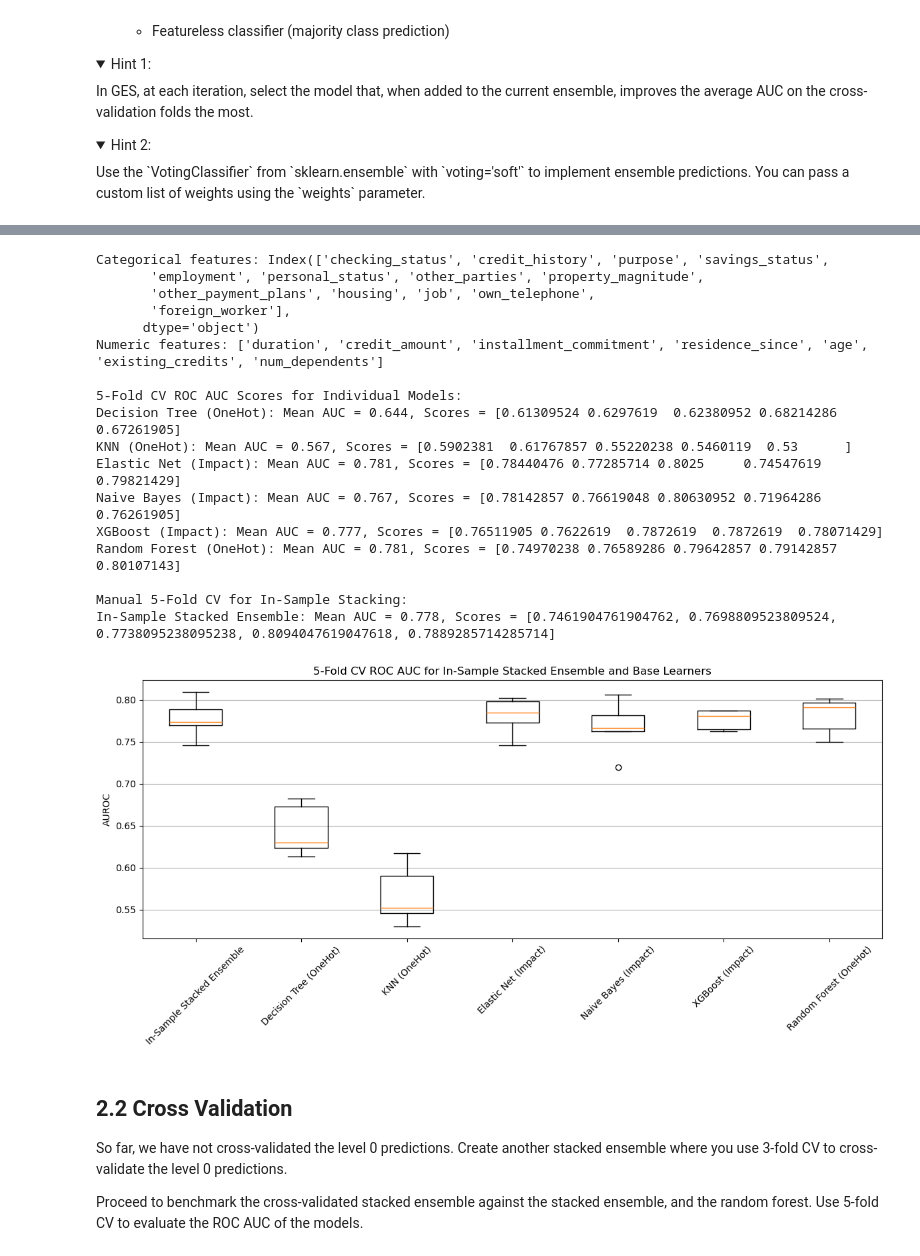
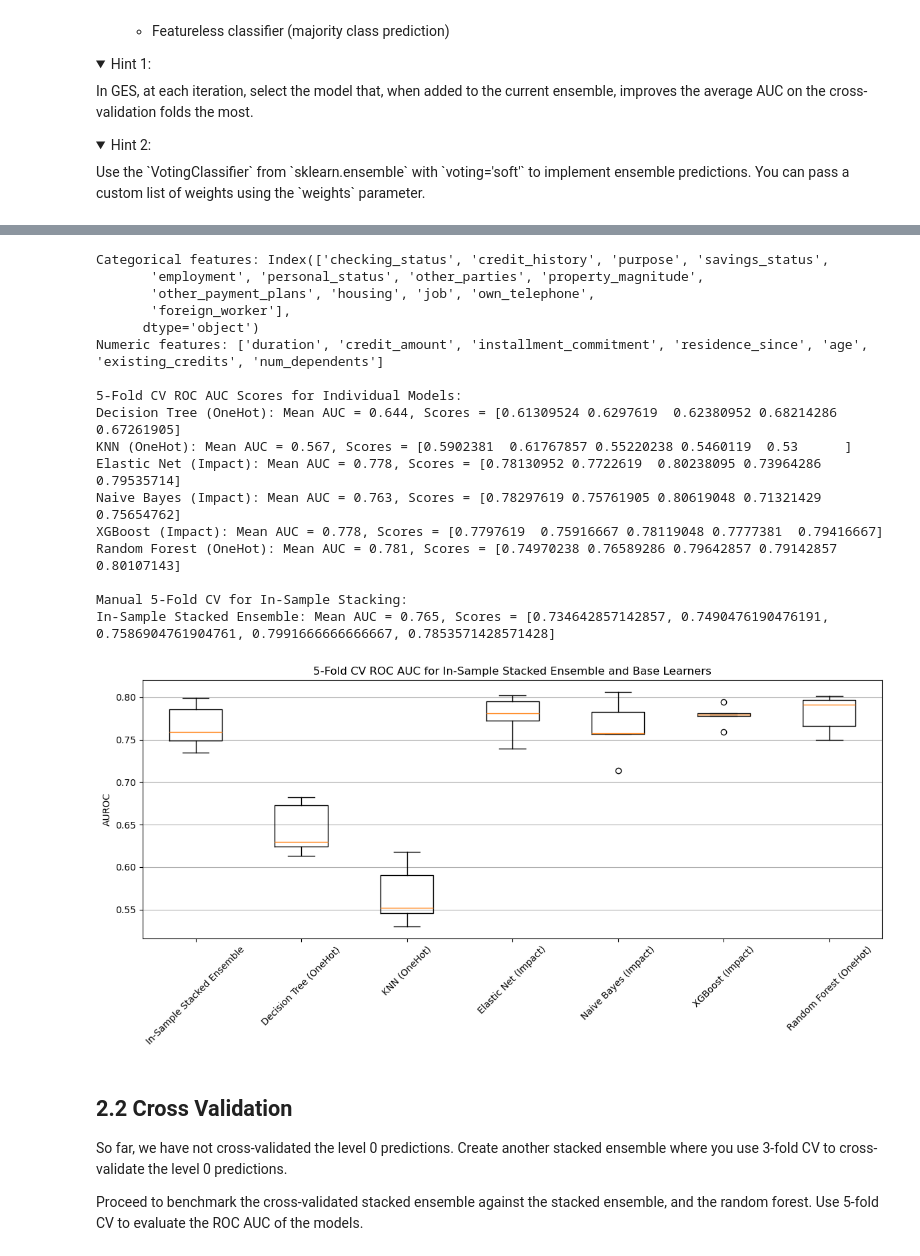
Before and after one commit to slds-lmu/lecture_appml, a Jupyter notebook: exercises/10_ensembles_stacking/10_hw1_ges_stacking_py.ipynb, the cells around one changed output, grey strips where cells are left out. Saved outputs shown, nothing was run; the diff lists cells and outputs as text; code cells hidden in the pictures; folded sections open.

```diff
--- a/exercises/10_ensembles_stacking/10_hw1_ges_stacking_py.ipynb
+++ b/exercises/10_ensembles_stacking/10_hw1_ges_stacking_py.ipynb
@@ -51,13 +51,12 @@ import pandas as pd
 from sklearn.datasets import fetch_openml
 
 rng = np.random.default_rng(2409)
-data = fetch_openml(name="credit-g", version=1, as_frame=True)
+X, y = fetch_openml(name="credit-g", version=1, as_frame=True, return_X_y=True)
 
-X = data.data
 categorical_features = X.select_dtypes(include=["object", "category"]).columns
 X = pd.get_dummies(X, columns=categorical_features, drop_first=True)
 
-y = data.target.map({"good": 1, "bad": 0}).astype(int)
+y = y.map({"good": 1, "bad": 0}).astype(int)
 # %% [markdown]
 ## 1 Implement Greedy Ensemble Selection
 
@@ -482,7 +397,7 @@ class ImpactEncoder(BaseEstimator, TransformerMixin):
 from sklearn.model_selection import cross_val_score
 from sklearn.naive_bayes import GaussianNB
 from sklearn.ensemble import RandomForestClassifier, StackingClassifier
-from sklearn.preprocessing import OneHotEncoder
+from sklearn.preprocessing import OneHotEncoder, TargetEncoder
 from sklearn.compose import ColumnTransformer
 import matplotlib.pyplot as plt
 from xgboost import XGBClassifier
@@ -505,19 +420,19 @@ onehot_preprocessor = ColumnTransformer(
     remainder='drop'
 )
 
-# Impact encoder for models that need numeric inputs
-impact_preprocessor = ColumnTransformer(
+# Target encoder for models that need numeric inputs
+target_preprocessor = ColumnTransformer(
     transformers=[
-        ('cat', ImpactEncoder(features=categorical_features), categorical_features),
+        ('cat', TargetEncoder(smooth=0.0001), categorical_features),
         ('num', 'passthrough', numeric_features),
     ],
     remainder='drop'
 )
 
-# Impact encoder with StandardScaler for Elastic Net
-impact_scaler_preprocessor = ColumnTransformer(
+# Target encoder with StandardScaler for Elastic Net
+target_scaler_preprocessor = ColumnTransformer(
     transformers=[
-        ('cat', ImpactEncoder(features=categorical_features), categorical_features),
+        ('cat', TargetEncoder(smooth=0.0001), categorical_features),
         ('num', StandardScaler(), numeric_features),
     ],
     remainder='drop'
@@ -535,29 +450,29 @@ knn = Pipeline([
     ('classifier', KNeighborsClassifier(n_neighbors=7))
 ])
 
-# Elastic Net classifier with Impact Encoding and StandardScaler
+# Elastic Net classifier with Target Encoding and StandardScaler
 elnet = Pipeline([
-    ('preprocessor', impact_scaler_preprocessor),
+    ('preprocessor', target_scaler_preprocessor),
     ('classifier',
         LogisticRegression(
             penalty="elasticnet",
             solver="saga",
             l1_ratio=0.5,
             C=10,
-            max_iter=2000,  # Increased max_iter to address convergence warning
+            max_iter=3000,
             random_state=2409)
     )
 ])
 
-# Naive Bayes with Impact Encoding
+# Naive Bayes with Target Encoding
 naive_bayes = Pipeline([
-    ('preprocessor', impact_preprocessor),
+    ('preprocessor', target_preprocessor),
     ('classifier', GaussianNB())
 ])
 
-# XGBoost with Impact Encoding
+# XGBoost with Target |Encoding
 xgboost = Pipeline([
-    ('preprocessor', impact_preprocessor),
+    ('preprocessor', target_preprocessor),
     ('classifier', XGBClassifier(n_estimators=100, random_state=2409))
 ])
 
@@ -639,38 +554,38 @@ for train_idx, test_idx in cv.split(X, y):
 
 results["In-Sample Stacked Ensemble"] = np.array(stacking_scores)
 print(f"In-Sample Stacked Ensemble: Mean AUC = {np.mean(stacking_scores):.3f}, Scores = {stacking_scores}")
 
 # Move "In-Sample Stacked Ensemble" to the first position to align with R solution
 model_names = ["In-Sample Stacked Ensemble"] + list(results.keys())[:-1]
 data = [results["In-Sample Stacked Ensemble"]] + list(results.values())[:-1]
 
 plt.figure(figsize=(12, 6))
 plt.boxplot(data, labels=model_names)
 plt.xticks(rotation=45)
 plt.ylabel("AUROC")
 plt.title("5-Fold CV ROC AUC for In-Sample Stacked Ensemble and Base Learners")
 plt.grid(axis='y')
 plt.tight_layout()
 plt.show()
 # %% [output]
 Categorical features: Index(['checking_status', 'credit_history', 'purpose', 'savings_status',
        'employment', 'personal_status', 'other_parties', 'property_magnitude',
        'other_payment_plans', 'housing', 'job', 'own_telephone',
        'foreign_worker'],
       dtype='object')
 Numeric features: ['duration', 'credit_amount', 'installment_commitment', 'residence_since', 'age', 'existing_credits', 'num_dependents']
 
 5-Fold CV ROC AUC Scores for Individual Models:
 Decision Tree (OneHot): Mean AUC = 0.644, Scores = [0.61309524 0.6297619  0.62380952 0.68214286 0.67261905]
 KNN (OneHot): Mean AUC = 0.567, Scores = [0.5902381  0.61767857 0.55220238 0.5460119  0.53      ]
-Elastic Net (Impact): Mean AUC = 0.781, Scores = [0.78440476 0.77285714 0.8025     0.74547619 0.79821429]
-Naive Bayes (Impact): Mean AUC = 0.767, Scores = [0.78142857 0.76619048 0.80630952 0.71964286 0.76261905]
-XGBoost (Impact): Mean AUC = 0.777, Scores = [0.76511905 0.7622619  0.7872619  0.7872619  0.78071429]
+Elastic Net (Impact): Mean AUC = 0.778, Scores = [0.78130952 0.7722619  0.80238095 0.73964286 0.79535714]
+Naive Bayes (Impact): Mean AUC = 0.763, Scores = [0.78297619 0.75761905 0.80619048 0.71321429 0.75654762]
+XGBoost (Impact): Mean AUC = 0.778, Scores = [0.7797619  0.75916667 0.78119048 0.7777381  0.79416667]
 Random Forest (OneHot): Mean AUC = 0.781, Scores = [0.74970238 0.76589286 0.79642857 0.79142857 0.80107143]
 
 Manual 5-Fold CV for In-Sample Stacking:
-In-Sample Stacked Ensemble: Mean AUC = 0.778, Scores = [0.7461904761904762, 0.7698809523809524, 0.7738095238095238, 0.8094047619047618, 0.7889285714285714]
+In-Sample Stacked Ensemble: Mean AUC = 0.765, Scores = [0.734642857142857, 0.7490476190476191, 0.7586904761904761, 0.7991666666666667, 0.7853571428571428]
-[figure, old version]
+[figure, new version]
 # %% [markdown]
 ## 2.2 Cross Validation
 
```
Also changed, not shown: parts of 4 cells of this notebook, 1 other file.
